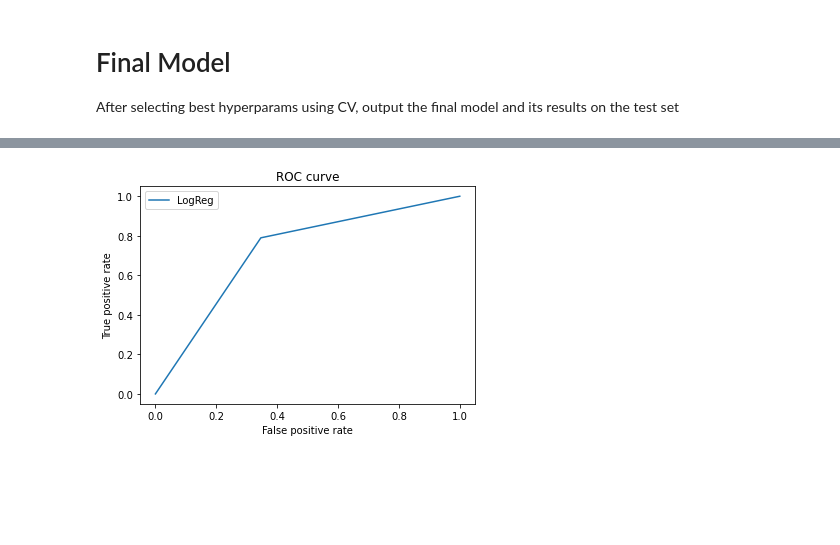
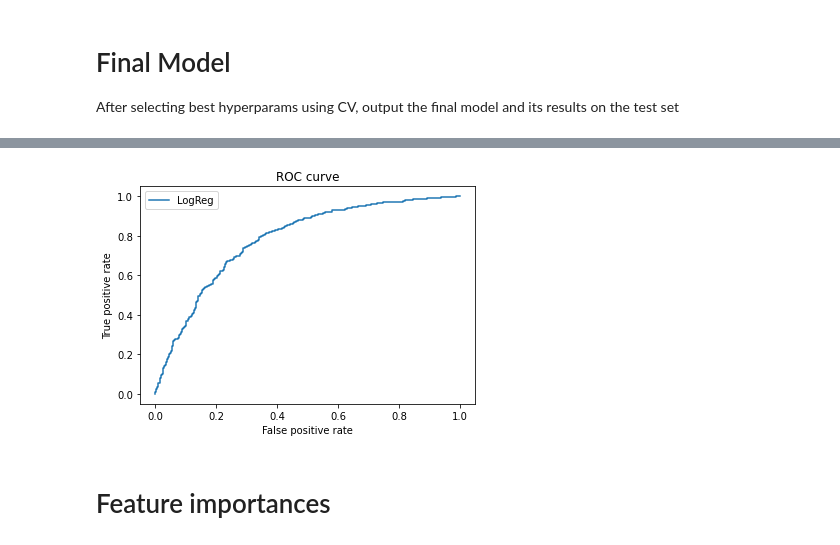
Before and after one commit to EricaXia/spr_2021, a Jupyter notebook: dsci552/problem_sets/ps_2.ipynb, the cells around one changed output, grey strips where cells are left out. Drawn from its saved outputs; the diff is of its cells as text; code cells hidden in the pictures; blank space fills up the shorter version.

```diff
--- a/dsci552/problem_sets/ps_2.ipynb
+++ b/dsci552/problem_sets/ps_2.ipynb
@@ -380,2 +407,2 @@ LogisticRegression(C=0.1, penalty='l1', solver='saga')
 # %%
-y_pred_final = final_model.predict(X_test)
+y_pred_probs = final_model.predict_proba(X_test)
@@ -408,12 +462,17 @@ F1: 0.7684
+# %%
+## probabilities of each obs being y=1
+y_pred_probs_1 = y_pred_probs[:,1]
 # %%
 ## ROC Curve
-fpr, tpr, _ = roc_curve(y_test, y_pred_final)
+fpr, tpr, _ = roc_curve(y_test, y_pred_probs_1)
 
 plt.plot(fpr, tpr, label='LogReg')
 plt.xlabel('False positive rate')
 plt.ylabel('True positive rate')
 plt.title('ROC curve')
 plt.legend(loc='best')
-plt.show()
+plt.savefig('../images/roc_curve_final.png')
 # %% [output]
-[figure, old version]
+[figure, new version]
+# %% [markdown]
+# Feature importances
```
Also changed, not shown: parts of 43 cells of this notebook, 9 other files.
